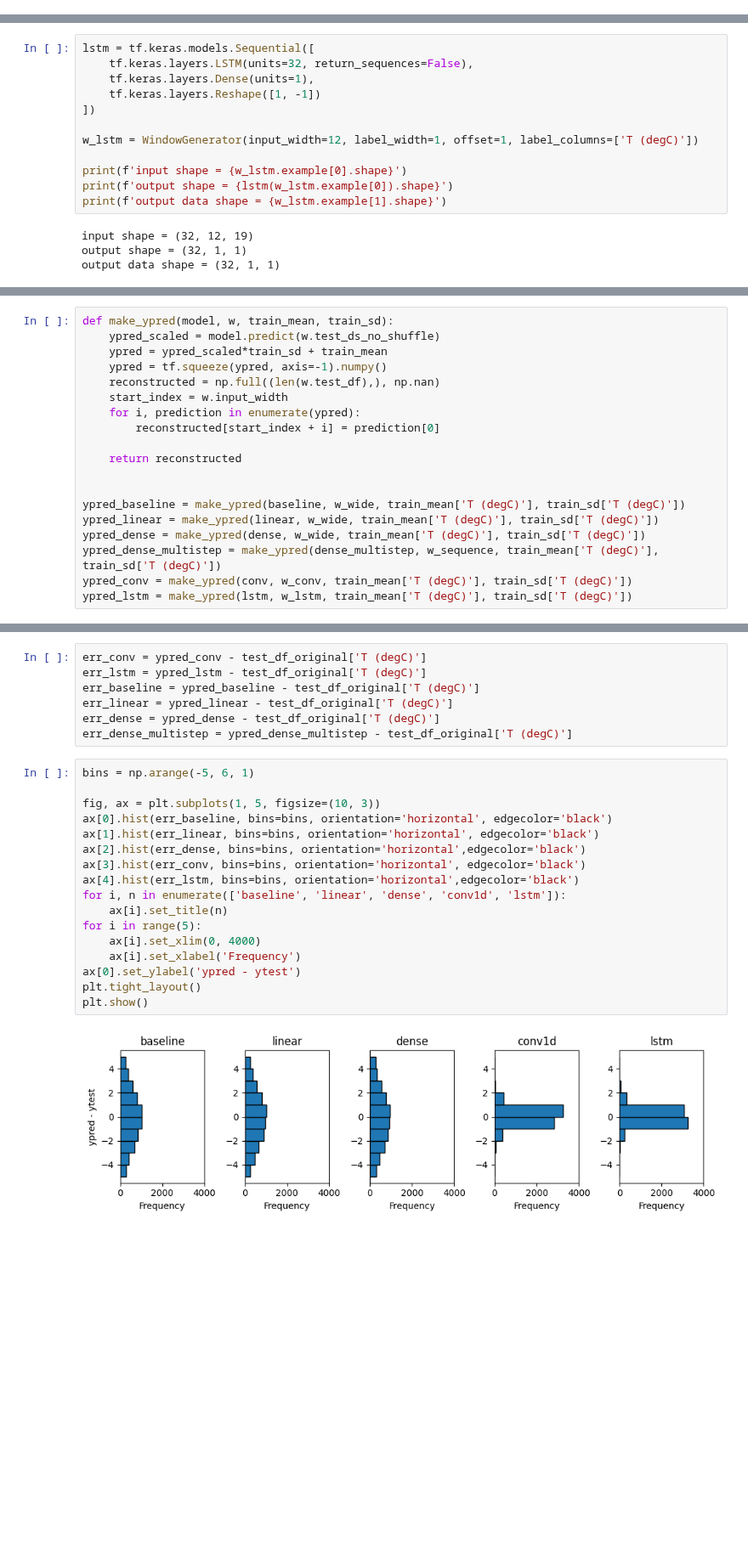
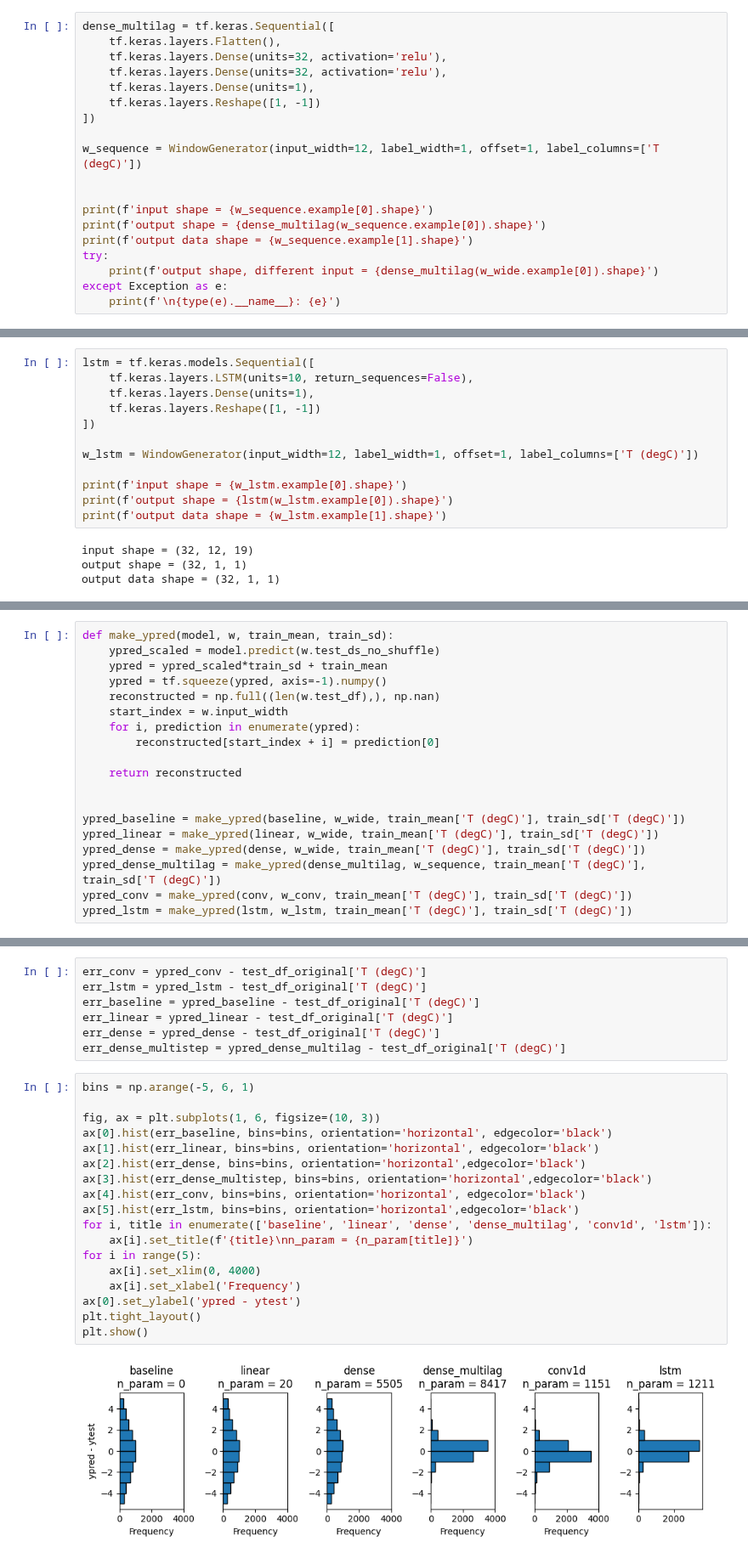
Before and after one commit to robetatis/study_notes_ml, a Jupyter notebook: weather.ipynb, the cells around one changed output, grey strips where cells are left out. Shown at 85% size. Saved outputs shown, nothing was run; the diff lists cells and outputs as text; blank space fills up the shorter version.

Commit message:
start multistep

```diff
--- a/weather.ipynb
+++ b/weather.ipynb
@@ -502,0 +514,19 @@ w_wide.plot(dense)
+# %%
+dense_multilag = tf.keras.Sequential([
+    tf.keras.layers.Flatten(),
+    tf.keras.layers.Dense(units=32, activation='relu'),
+    tf.keras.layers.Dense(units=32, activation='relu'),
+    tf.keras.layers.Dense(units=1),
+    tf.keras.layers.Reshape([1, -1])
+])
+
+w_sequence = WindowGenerator(input_width=12, label_width=1, offset=1, label_columns=['T (degC)'])
+
+
+print(f'input shape = {w_sequence.example[0].shape}')
+print(f'output shape = {dense_multilag(w_sequence.example[0]).shape}')
+print(f'output data shape = {w_sequence.example[1].shape}')
+try:
+    print(f'output shape, different input = {dense_multilag(w_wide.example[0]).shape}')
+except Exception as e:
+    print(f'\n{type(e).__name__}: {e}')
@@ -632,6 +658,6 @@ w_conv.plot(conv, plot_col='T (degC)')
 # %%
 lstm = tf.keras.models.Sequential([
-    tf.keras.layers.LSTM(units=32, return_sequences=False),
+    tf.keras.layers.LSTM(units=10, return_sequences=False),
     tf.keras.layers.Dense(units=1),
     tf.keras.layers.Reshape([1, -1])
 ])
@@ -688,7 +718,7 @@ def make_ypred(model, w, train_mean, train_sd):
 ypred_baseline = make_ypred(baseline, w_wide, train_mean['T (degC)'], train_sd['T (degC)'])
 ypred_linear = make_ypred(linear, w_wide, train_mean['T (degC)'], train_sd['T (degC)'])
 ypred_dense = make_ypred(dense, w_wide, train_mean['T (degC)'], train_sd['T (degC)'])
-ypred_dense_multistep = make_ypred(dense_multistep, w_sequence, train_mean['T (degC)'], train_sd['T (degC)'])
+ypred_dense_multilag = make_ypred(dense_multilag, w_sequence, train_mean['T (degC)'], train_sd['T (degC)'])
 ypred_conv = make_ypred(conv, w_conv, train_mean['T (degC)'], train_sd['T (degC)'])
 ypred_lstm = make_ypred(lstm, w_lstm, train_mean['T (degC)'], train_sd['T (degC)'])
 # %% [output]
@@ -722,23 +744,24 @@ err_lstm = ypred_lstm - test_df_original['T (degC)']
 err_baseline = ypred_baseline - test_df_original['T (degC)']
 err_linear = ypred_linear - test_df_original['T (degC)']
 err_dense = ypred_dense - test_df_original['T (degC)']
-err_dense_multistep = ypred_dense_multistep - test_df_original['T (degC)']
+err_dense_multistep = ypred_dense_multilag - test_df_original['T (degC)']
 # %%
 bins = np.arange(-5, 6, 1)
 
-fig, ax = plt.subplots(1, 5, figsize=(10, 3))
+fig, ax = plt.subplots(1, 6, figsize=(10, 3))
 ax[0].hist(err_baseline, bins=bins, orientation='horizontal', edgecolor='black')
 ax[1].hist(err_linear, bins=bins, orientation='horizontal', edgecolor='black')
 ax[2].hist(err_dense, bins=bins, orientation='horizontal',edgecolor='black')
-ax[3].hist(err_conv, bins=bins, orientation='horizontal', edgecolor='black')
-ax[4].hist(err_lstm, bins=bins, orientation='horizontal',edgecolor='black')
-for i, n in enumerate(['baseline', 'linear', 'dense', 'conv1d', 'lstm']):
-    ax[i].set_title(n)
+ax[3].hist(err_dense_multistep, bins=bins, orientation='horizontal',edgecolor='black')
+ax[4].hist(err_conv, bins=bins, orientation='horizontal', edgecolor='black')
+ax[5].hist(err_lstm, bins=bins, orientation='horizontal',edgecolor='black')
+for i, title in enumerate(['baseline', 'linear', 'dense', 'dense_multilag', 'conv1d', 'lstm']):
+    ax[i].set_title(f'{title}\nn_param = {n_param[title]}')
 for i in range(5):
     ax[i].set_xlim(0, 4000)
     ax[i].set_xlabel('Frequency')
 ax[0].set_ylabel('ypred - ytest')
 plt.tight_layout()
 plt.show()
 # %% [output]
-[figure, old version]
+[figure, new version]
```
Also changed, not shown: parts of 43 cells of this notebook.
